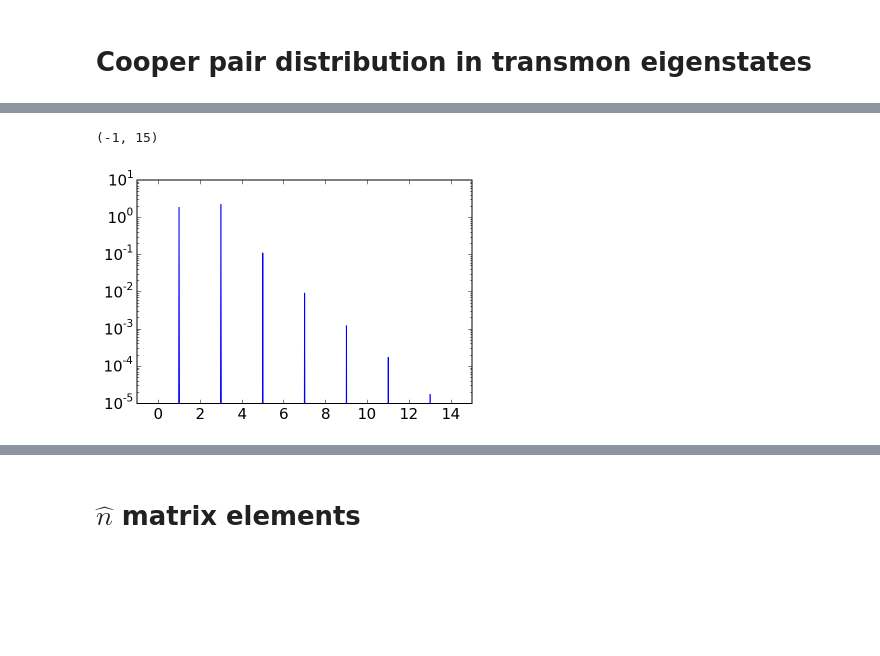
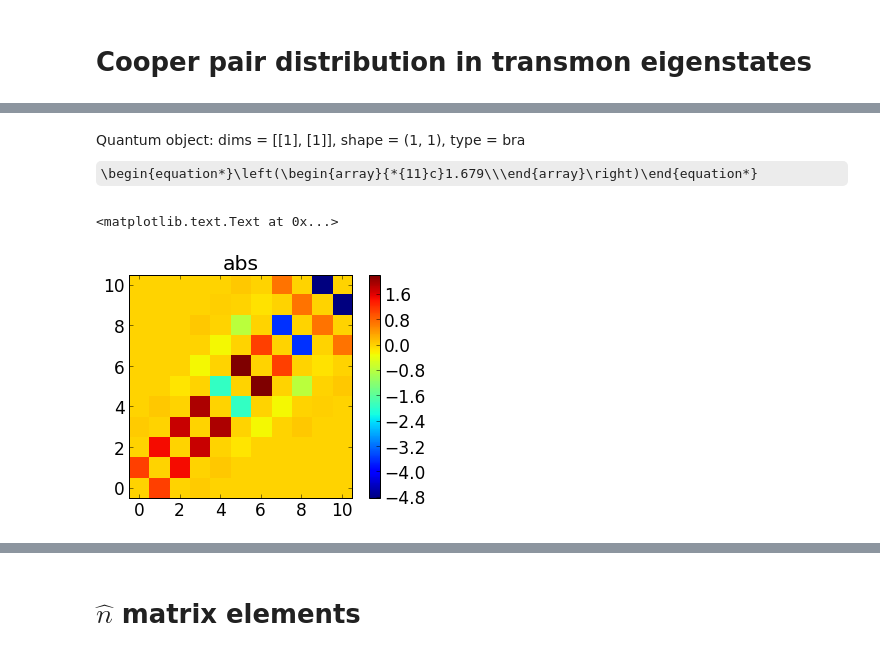
Before and after one commit to vdrhtc/Xmons, a Jupyter notebook: Qutip/CPB cQED.ipynb, the cells around one changed output, grey strips where cells are left out. Cells and saved outputs as stored; diff of their text form; code cells hidden in the pictures; some formulas as TeX source; blank space fills up the shorter version.

```diff
--- a/Qutip/CPB cQED.ipynb
+++ b/Qutip/CPB cQED.ipynb
@@ -367,13 +378,24 @@ plt.savefig("tr_CPD_%i.pdf"%n_state, bbox_inches="tight")
 # %%
-i = 2
-mes = []
-for j in range(0, 15):
-    mes.append((evecs_q[i].dag()*n()*evecs_q[j]).data[0,0])
-mes = array(mes)
+state_ns = list(range(0, 11))
+
+def get_mes(i):
+    mes = []
+    for j in state_ns:
+        mes.append((evecs_q[i].dag()*n()*evecs_q[j]).data[0,0])
+    return array(mes)
-# %%
-plt.plot(abs(mes))
-plt.yscale("log")
-plt.xlim(-1,15)
-# %% [output]
-(-1, 15)
-[figure, removed]
+# %%
+(evecs_q[0].dag()*n()*n()*evecs_q[2])
+# %% [output]
+Quantum object: dims = [[1], [1]], shape = (1, 1), type = bra\begin{equation*}\left(\begin{array}{*{11}c}1.679\\\end{array}\right)\end{equation*}
+# %%
+n_mat = []
+for i in range(0, 11):
+    n_mat.append(get_mes(i))
+n_mat = array(n_mat)
+# %%
+imshow(real(n_mat), origin="lower", interpolation="None")
+colorbar()
+title("abs")
+# %% [output]
+<matplotlib.text.Text at 0x...>
+[figure, added]
```
Also changed, not shown: parts of 14 cells of this notebook, 28 other files.
